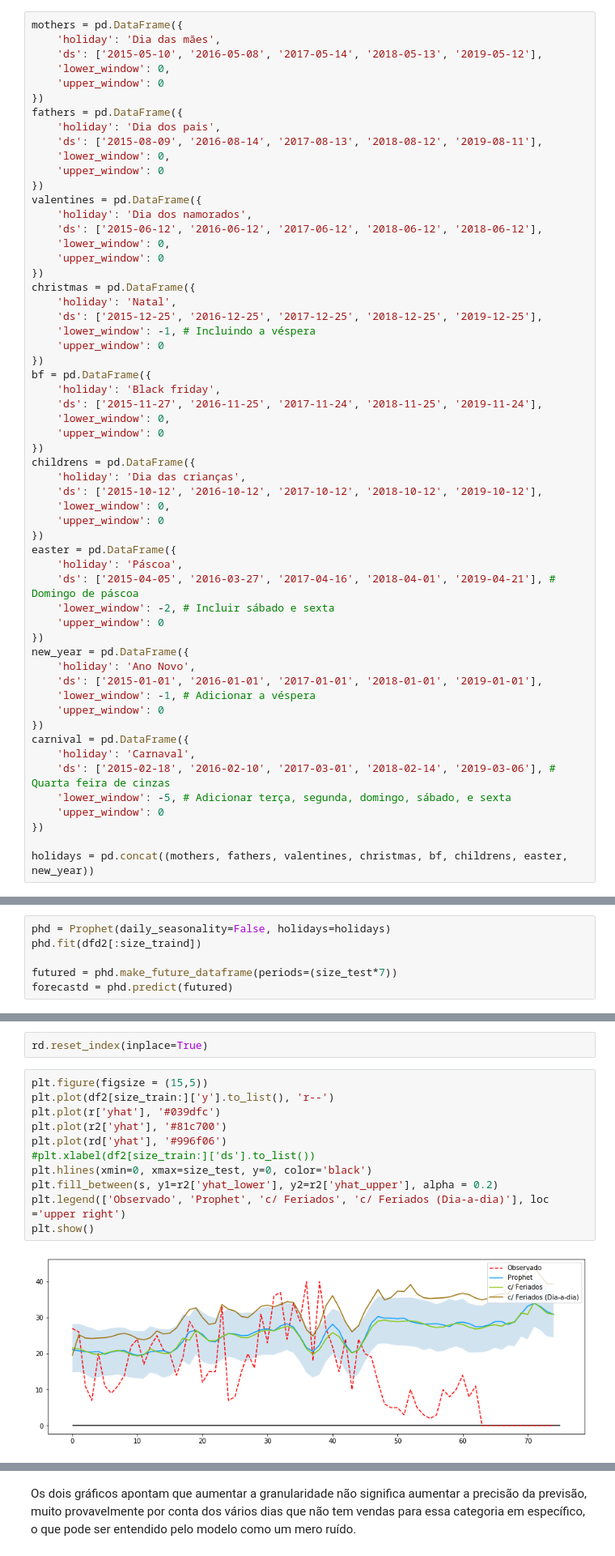
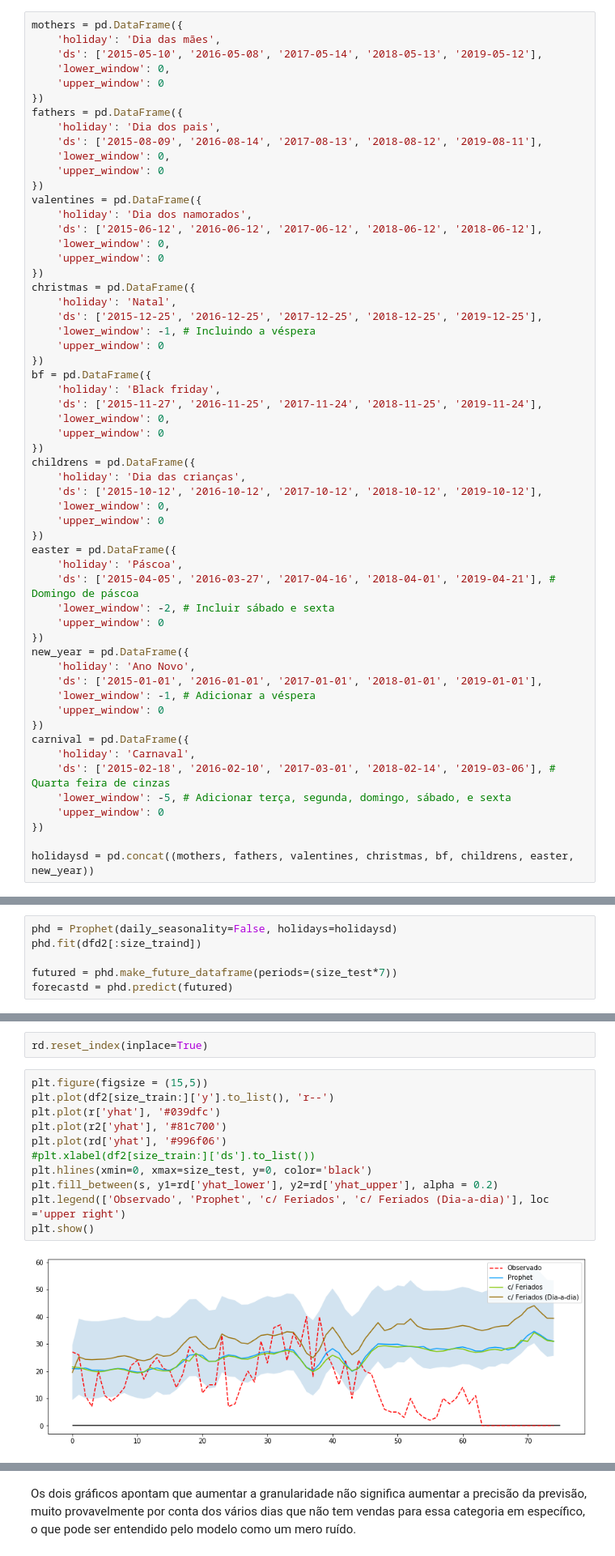
Before and after one commit to LuyzaDomingos/PrevisaoVendasFinalVersion, a Jupyter notebook: previsao/Celulares.ipynb, the cells around one changed output, grey strips where cells are left out. Shown at 81% size. Cells and saved outputs as stored; diff of their text form.

Commit message:
Update daily forecast

```diff
--- a/previsao/Celulares.ipynb
+++ b/previsao/Celulares.ipynb
@@ -672,7 +672,7 @@ carnival = pd.DataFrame({
     'upper_window': 0
 })
 
-holidays = pd.concat((mothers, fathers, valentines, christmas, bf, childrens, easter, new_year))
+holidaysd = pd.concat((mothers, fathers, valentines, christmas, bf, childrens, easter, new_year))
 # %%
 df['j2_prime'] = df['SMARTPHONE SAMSUNG GAL J2 PRIME 16GB TV DB PT'] + df['SMARTPHONE SAMSUNG GAL J2 PRIME 16GB TV DB RS'] + df['SMARTPHONE SAMSUNG GAL J2 PRIME 16GB TV DB DR']
 df['j2_prime_successor'] = df['j2_prime'] + df['SMARTPHONE SAMSUNG GAL J7 J700 DB BRANCO'] + df['SMARTPHONE SAMSUNG GAL J7 J700 DB DOURADO'] + df['SMARTPHONE SAMSUNG GAL J5 J500 DB BRANCO'] + df['SMARTPHONE SAMSUNG GAL J5 J500 DB DOURADO']
@@ -691,7 +691,7 @@ dfd2.head()
 size_traind = len(df[:'2018-01-01'])
 size_testd = len(df['2018-01-01':])
 # %%
-phd = Prophet(daily_seasonality=False, holidays=holidays)
+phd = Prophet(daily_seasonality=False, holidays=holidaysd)
 phd.fit(dfd2[:size_traind])
 
 futured = phd.make_future_dataframe(periods=(size_test*7))
@@ -713,16 +713,16 @@ rd.reset_index(inplace=True)
 # %%
 plt.figure(figsize = (15,5))
 plt.plot(df2[size_train:]['y'].to_list(), 'r--')
 plt.plot(r['yhat'], '#039dfc')
 plt.plot(r2['yhat'], '#81c700')
 plt.plot(rd['yhat'], '#996f06')
 #plt.xlabel(df2[size_train:]['ds'].to_list())
 plt.hlines(xmin=0, xmax=size_test, y=0, color='black')
-plt.fill_between(s, y1=r2['yhat_lower'], y2=r2['yhat_upper'], alpha = 0.2)
+plt.fill_between(s, y1=rd['yhat_lower'], y2=rd['yhat_upper'], alpha = 0.2)
 plt.legend(['Observado', 'Prophet', 'c/ Feriados', 'c/ Feriados (Dia-a-dia)'], loc ='upper right')
 plt.show()
 # %% [output]
-[figure, old version]
+[figure, new version]
 # %%
 fig, (ax1, ax2) = plt.subplots(1, 2, figsize=(15, 5))
 
```
Also changed, not shown: parts of 14 cells of this notebook.
